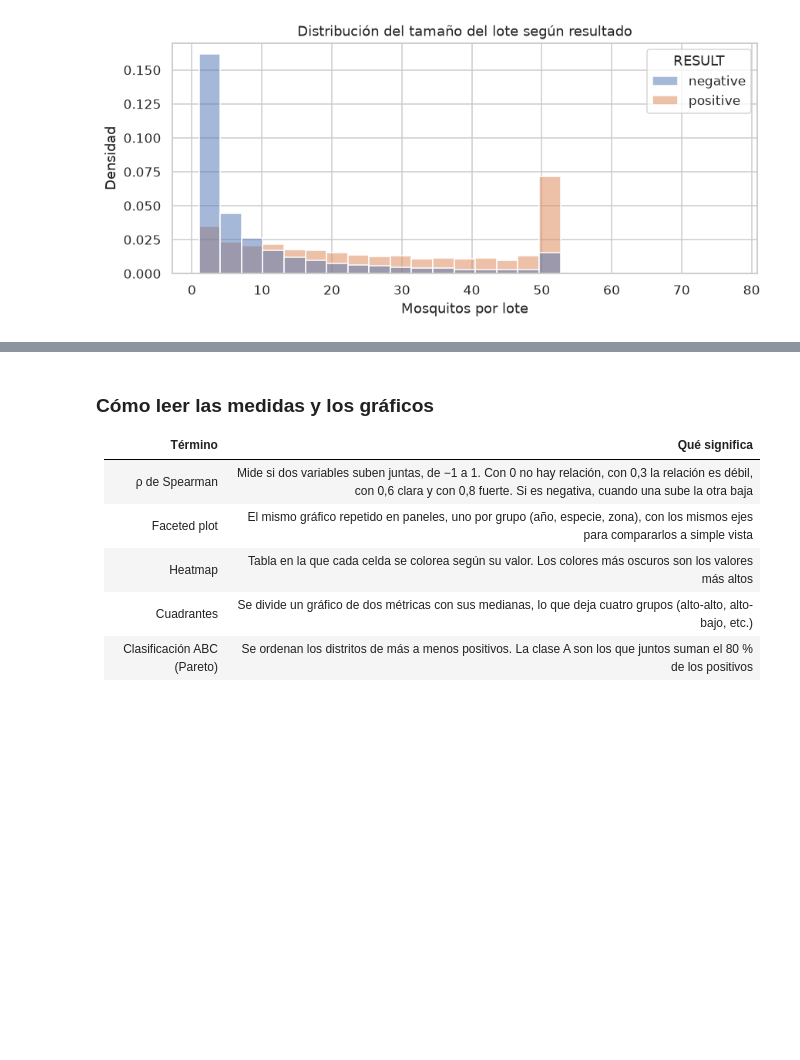
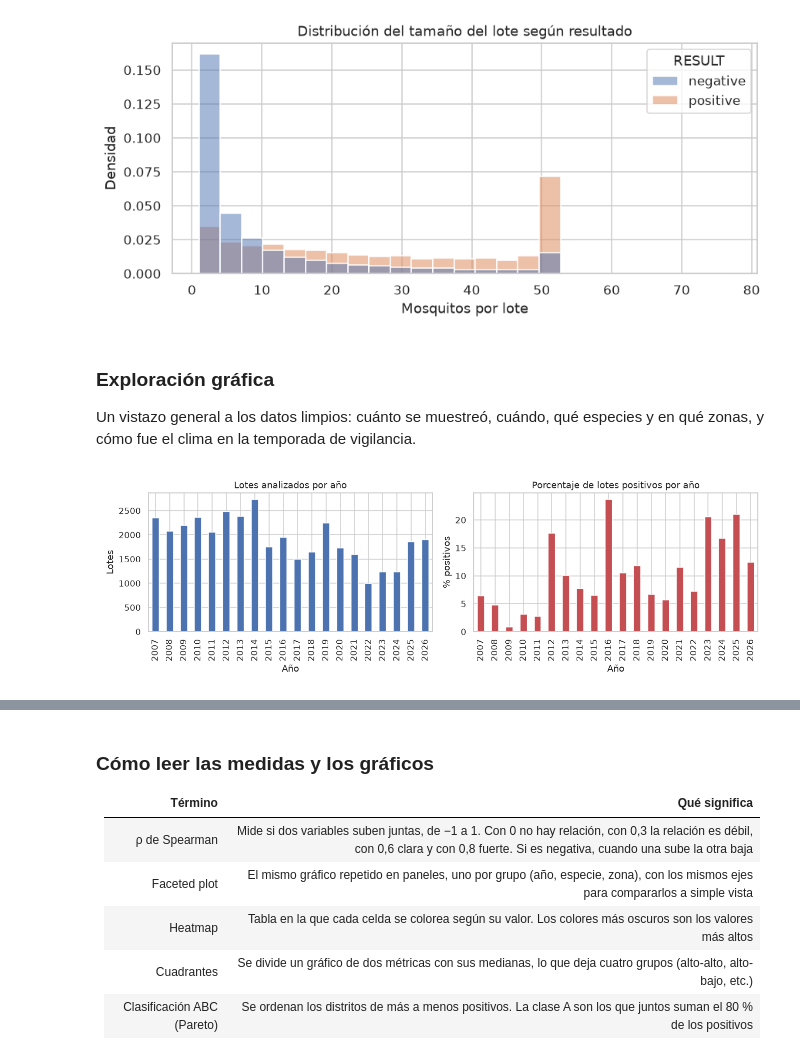
Before and after one commit to salva1984/icd, a Jupyter notebook: proyecto_wnv.ipynb, the cells around one changed output, grey strips where cells are left out. Saved outputs shown, nothing was run; the diff lists cells and outputs as text; code cells hidden in the pictures; blank space fills up the shorter version.

Commit message:
exploracion de datos

```diff
--- a/proyecto_wnv.ipynb
+++ b/proyecto_wnv.ipynb
@@ -629,3 +629,20 @@ plt.tight_layout()
 plt.show()
 # %% [output]
 [figure]
+# %% [markdown]
+### Exploración gráfica
+Un vistazo general a los datos limpios: cuánto se muestreó, cuándo, qué especies y en qué zonas, y cómo fue el clima en la temporada de vigilancia.
+# %%
+fig, ax = plt.subplots(1, 2, figsize=(12, 3.8))
+anual['lotes'].plot.bar(ax=ax[0], color='#4c72b0')
+ax[0].set_title('Lotes analizados por año')
+ax[0].set_xlabel('Año')
+ax[0].set_ylabel('Lotes')
+(anual['positivos'] / anual['lotes'] * 100).plot.bar(ax=ax[1], color='#c44e52')
+ax[1].set_title('Porcentaje de lotes positivos por año')
+ax[1].set_xlabel('Año')
+ax[1].set_ylabel('% positivos')
+plt.tight_layout()
+plt.show()
+# %% [output]
+[figure, added]
```
Also changed, not shown: parts of 7 cells of this notebook.
